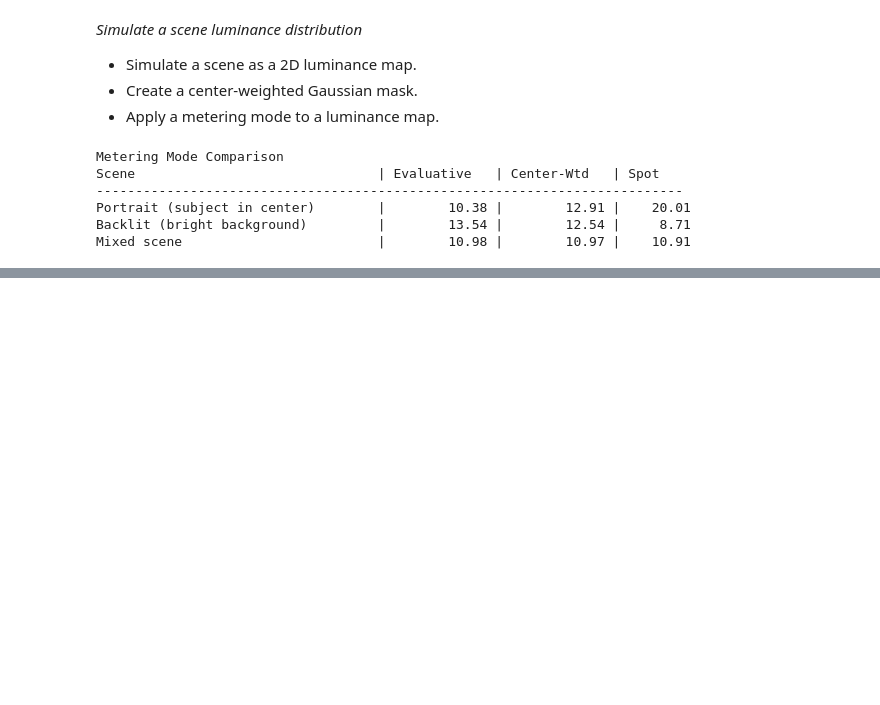
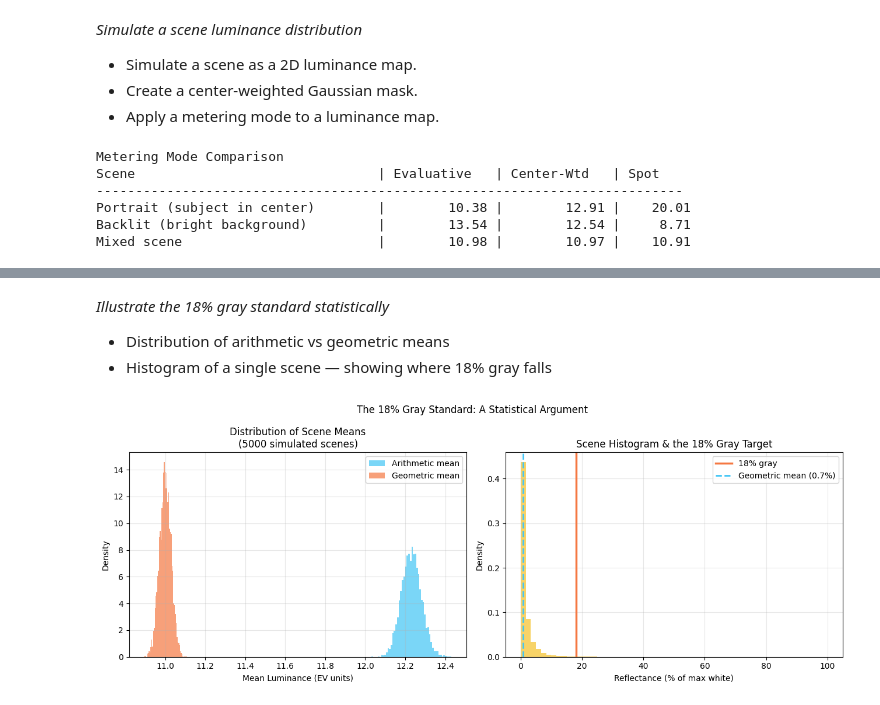
Before and after one commit to sdplamen/Decoding-F-Stop_Mathematical-concepts-in-Photography, a Jupyter notebook: Decoding_the_F_Stop.ipynb, the cells around one changed output, grey strips where cells are left out. Drawn from its saved outputs; the diff is of its cells as text; code cells hidden in the pictures; blank space fills up the shorter version.

```diff
--- a/Decoding_the_F_Stop.ipynb
+++ b/Decoding_the_F_Stop.ipynb
@@ -604,0 +650,45 @@ Mixed scene                         |        10.98 |        10.97 |    10.91
+# %% [markdown]
+*Illustrate the 18% gray standard statistically*
+- Distribution of arithmetic vs geometric means
+- Histogram of a single scene — showing where 18% gray falls
+# %%
+fig, axes = plt.subplots(1, 2, figsize=(13, 5))
+fig.suptitle('The 18% Gray Standard: A Statistical Argument')
+
+n_scenes = 5000
+scene_means = []
+scene_geo_means = []
+
+for _ in range(n_scenes):
+    scene = simulate_scene('mixed', size=(50, 50))
+    luminance_linear = 2 ** scene
+    scene_means.append(np.mean(luminance_linear))
+    scene_geo_means.append(np.exp(np.mean(np.log(luminance_linear))))
+
+axes[0].hist(np.log2(scene_means), bins=50, alpha=0.7, color=TEAL, label='Arithmetic mean', density=True)
+axes[0].hist(np.log2(scene_geo_means), bins=50, alpha=0.7, color=CORAL, label='Geometric mean', density=True)
+axes[0].set_xlabel('Mean Luminance (EV units)')
+axes[0].set_ylabel('Density')
+axes[0].set_title('Distribution of Scene Means\n(5000 simulated scenes)')
+axes[0].legend()
+axes[0].grid(True, alpha=0.3)
+
+scene = simulate_scene('mixed', size=(200, 200))
+luminance_linear = 2 ** scene
+max_lum = luminance_linear.max()
+reflectance = luminance_linear / max_lum * 100
+
+axes[1].hist(reflectance.ravel(), bins=60, color=GOLD, alpha=0.8, density=True)
+axes[1].axvline(x=18, color=CORAL, linewidth=2.5, label='18% gray')
+geo_mean_ref = np.exp(np.mean(np.log(reflectance.ravel())))
+axes[1].axvline(x=geo_mean_ref, color=TEAL, linewidth=2, linestyle='--', label=f'Geometric mean ({geo_mean_ref:.1f}%)')
+axes[1].set_xlabel('Reflectance (% of max white)')
+axes[1].set_ylabel('Density')
+axes[1].set_title('Scene Histogram & the 18% Gray Target')
+axes[1].legend()
+axes[1].grid(True, alpha=0.3)
+
+plt.tight_layout()
+plt.show()
+# %% [output]
+[figure, added]
```
Also changed, not shown: parts of 3 cells of this notebook.
